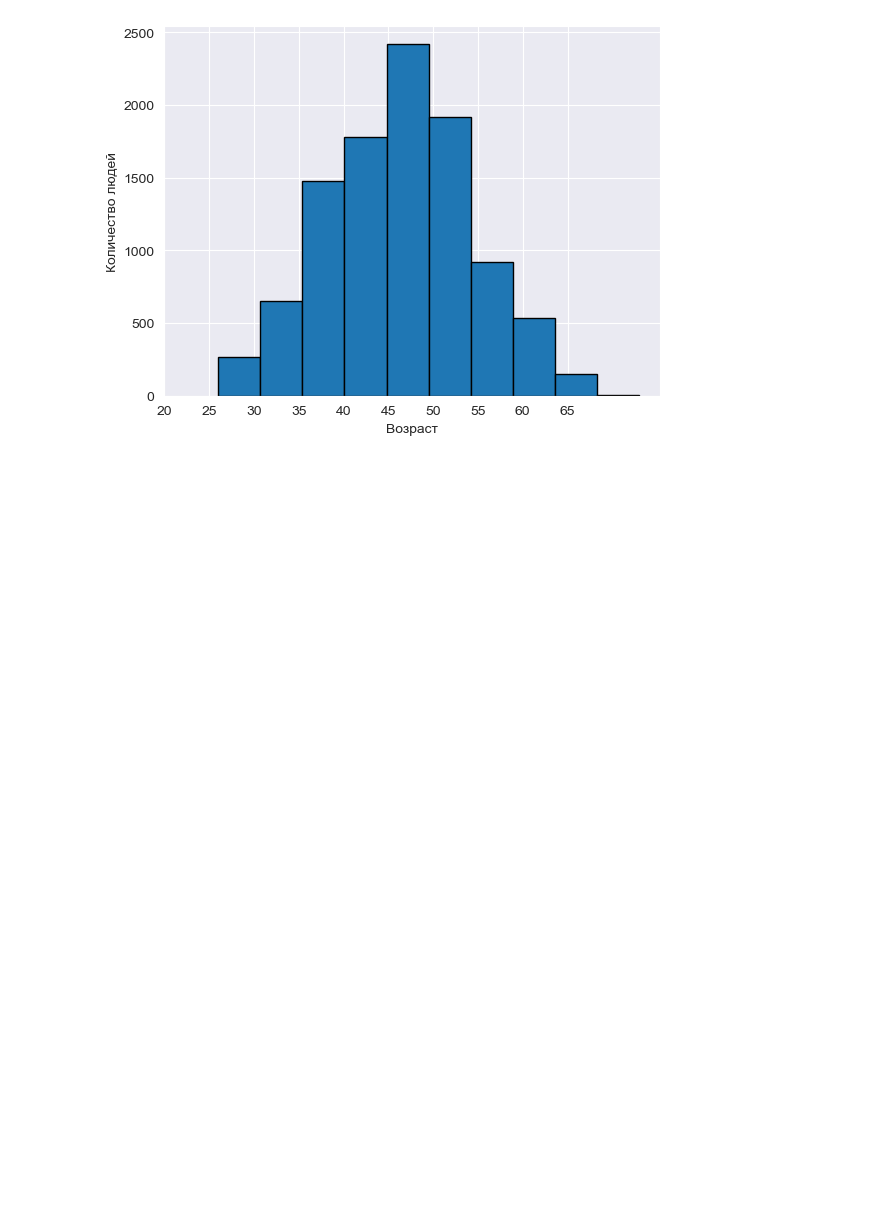
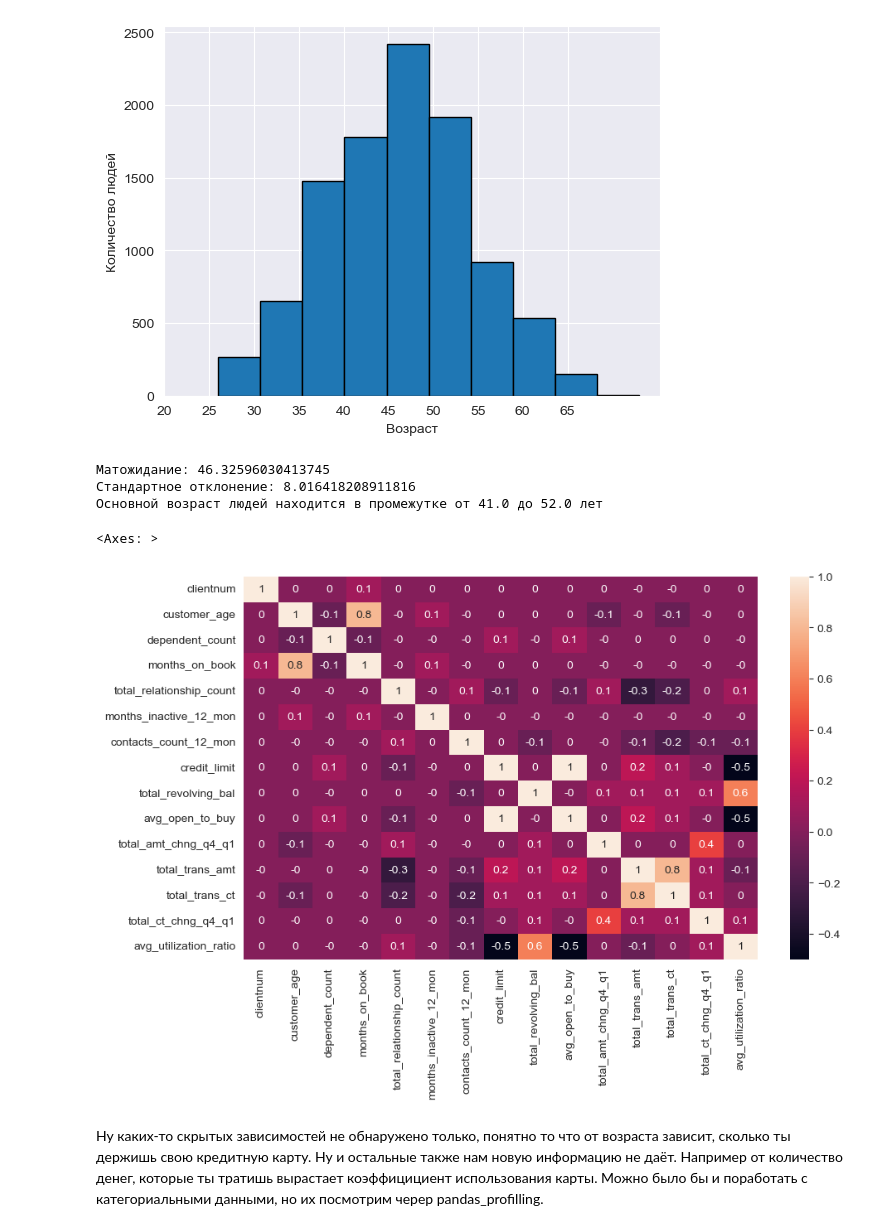
Before and after one commit to DanSikQ/Data_Analyst_Portfolio, a Jupyter notebook: projects/Bank_customers_analysis/new_test.ipynb, the cells around one changed output. Saved outputs shown, nothing was run; the diff lists cells and outputs as text; code cells hidden in the pictures; blank space fills up the shorter version.

```diff
--- a/projects/Bank_customers_analysis/new_test.ipynb
+++ b/projects/Bank_customers_analysis/new_test.ipynb
@@ -162,3 +162,21 @@ plt.xticks(np.arange(20, 70, 5))
 plt.show()
 # %% [output]
 [figure]
+# %%
+print('Матожидание:', np.mean(task_3_3))
+print('Стандартное отклонение:', np.std(task_3_3))
+print("Основной возраст людей находится в промежутке от", np.quantile(task_3_3, 0.25), 'до', np.quantile(task_3_3, 0.75), "лет")
+# %% [output]
+Матожидание: 46.32596030413745
+Стандартное отклонение: 8.016418208911816
+Основной возраст людей находится в промежутке от 41.0 до 52.0 лет
+# %%
+non_object_columns = credit.select_dtypes(exclude=['object'])
+fig, ax = plt.subplots(figsize = (10, 6))
+# Корреляционная матрица для количественных признаков
+sns.heatmap(non_object_columns.corr().round(1), annot = True)
+# %% [output]
+<Axes: >
+[figure, added]
+# %% [markdown]
+Ну каких-то скрытых зависимостей не обнаружено только, понятно то что от возраста зависит, сколько ты держишь свою кредитную карту. Ну и остальные также нам новую информацию не даёт. Например от количество денег, которые ты тратишь вырастает коэффицициент использования карты. Можно было бы и поработать с категориальными данными, но их посмотрим череp pandas_profilling.
```
Also changed, not shown: parts of 3 cells of this notebook.
